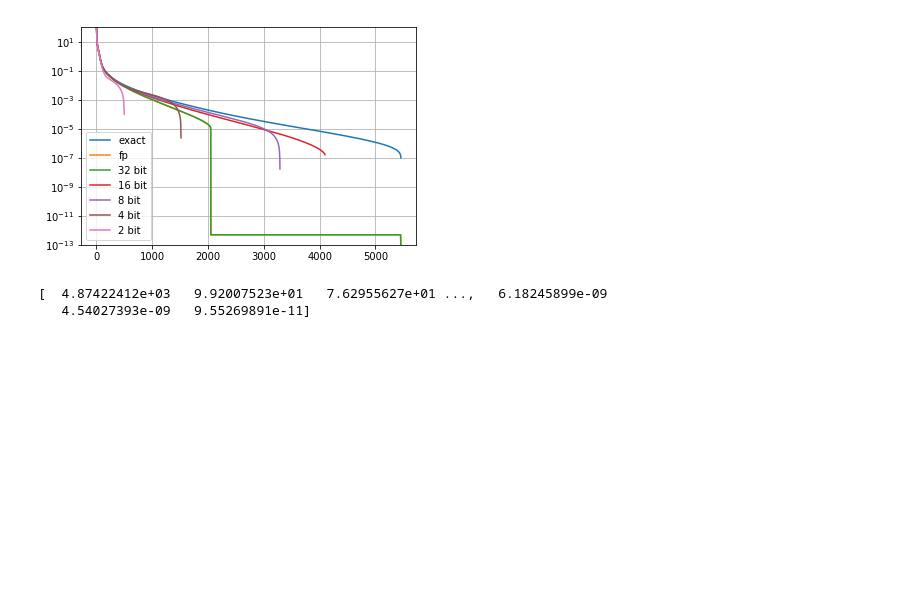
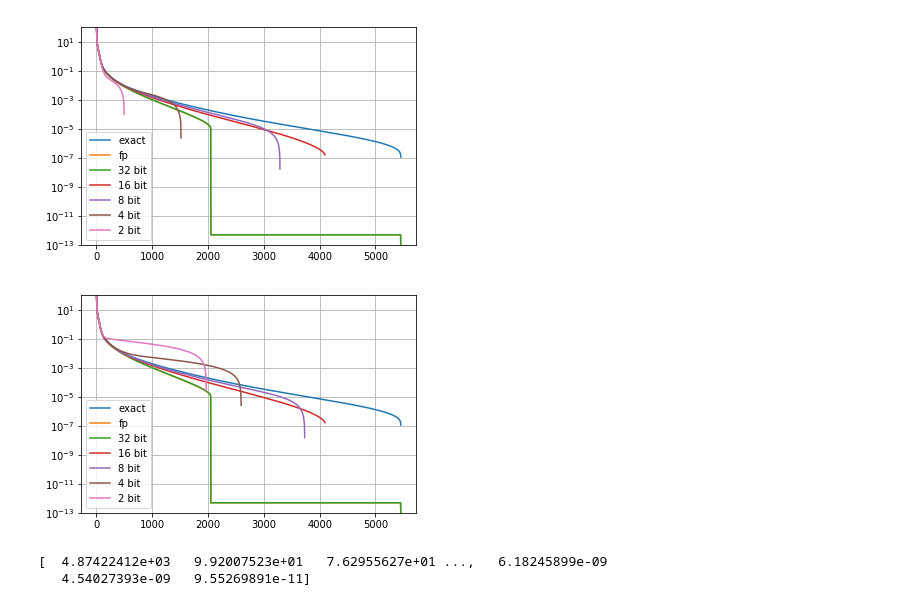
Before and after one commit to JianGoForIt/lp_rffs, a Jupyter notebook: kernel_reg/notebook/Census-Kernel-Ridge-Regression-RFF-Spectrum-64bit-svd-2048.ipynb, the cells around one changed output. Drawn from its saved outputs; the diff is of its cells as text; code cells hidden in the pictures; blank space fills up the shorter version.

```diff
--- a/kernel_reg/notebook/Census-Kernel-Ridge-Regression-RFF-Spectrum-64bit-svd-2048.ipynb
+++ b/kernel_reg/notebook/Census-Kernel-Ridge-Regression-RFF-Spectrum-64bit-svd-2048.ipynb
@@ -335,6 +335,22 @@ plt.legend()
 plt.show()
 # %% [output]
 [figure]
+# %%
+plt.figure()
+plt.semilogy(s_exact, label="exact")
+plt.semilogy(s_fp, label="fp")
+plt.semilogy(s_32 - 2.0 / 3.0 * 2.0 * (1/ float(2**32 - 1) )**2, label="32 bit")
+plt.semilogy(s_16 - 2.0 / 3.0 * 2.0 * (1/ float(2**16 - 1) )**2, label="16 bit")
+plt.semilogy(s_8 - 2.0 / 3.0 * 2.0 * (1/ float(2**8 - 1) )**2, label="8 bit")
+plt.semilogy(s_4 - 2.0 / 3.0 * 2.0 * (1/ float(2**4 - 1) )**2, label="4 bit")
+plt.semilogy(s_2 - 2.0 / 3.0 * 2.0 * (1/ float(2**2 - 1) )**2, label="2 bit")
+# plt.semilogy(s_1 - 2.0 / 3.0 * 2.0 * (1/ float(2**1 - 1) )**2, label="1 bit")
+plt.grid()
+plt.ylim([1e-13, 1e2])
+plt.legend()
+plt.show()
+# %% [output]
+[figure, added]
 # %%
 print s_exact
 plt.figure()
```
Also changed, not shown: 3 other files.
